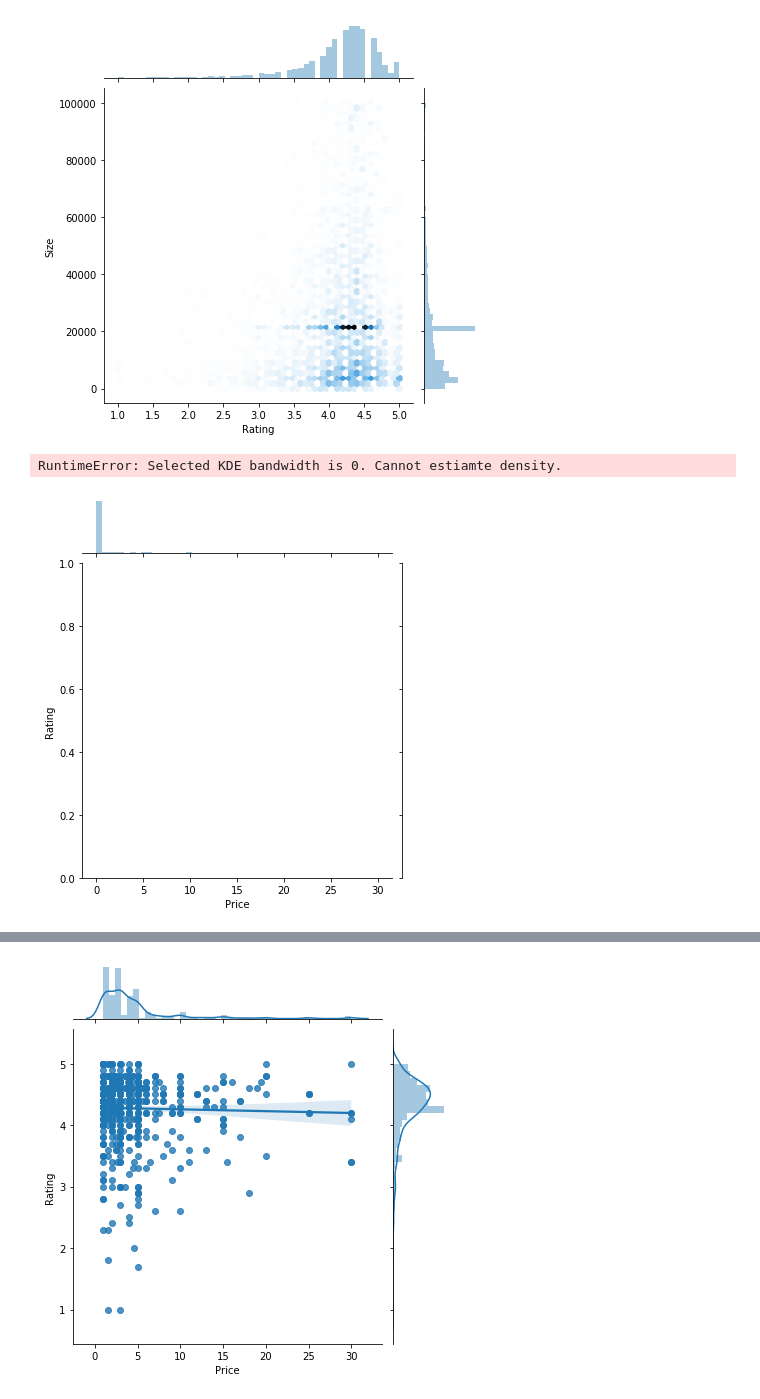
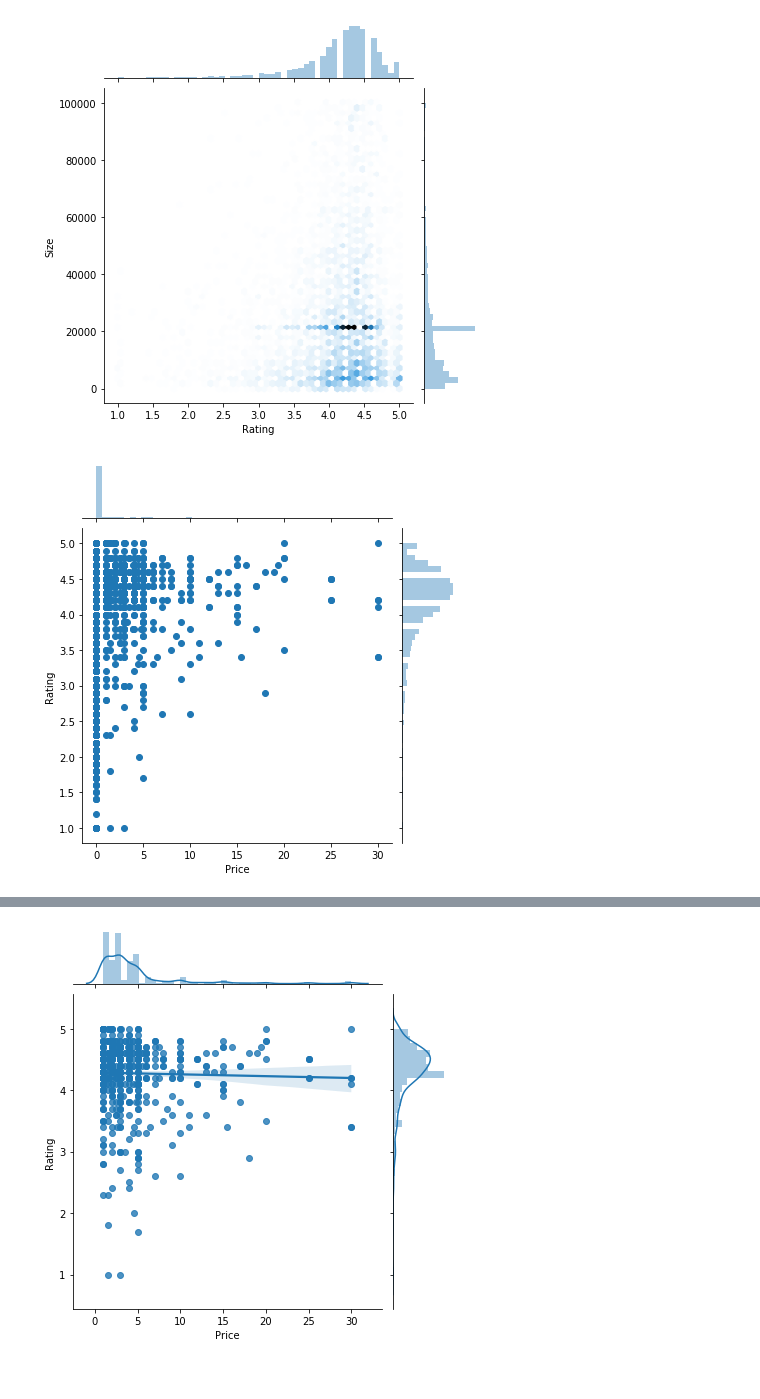
Before and after one commit to CERTOS/Playstore_data_Analysis, a Jupyter notebook: newassignment1.ipynb, the cells around one changed output, grey strips where cells are left out. Cells and saved outputs as stored; diff of their text form; code cells hidden in the pictures.

Commit message:
data analysis of playstore

```diff
--- a/newassignment1.ipynb
+++ b/newassignment1.ipynb
@@ -332,11 +332,10 @@ plt.show()
 # %% [output]
 [figure]
 # %%
-sns.jointplot(x='Price', y='Rating', data=play_store_data, kind='reg')
+sns.jointplot(x='Price', y='Rating', data=play_store_data)
 plt.show()
 # %% [output]
-RuntimeError: Selected KDE bandwidth is 0. Cannot estiamte density.
-[figure, old version]
+[figure, new version]
 # %%
 play_store_data.corr()
 # %% [output]
```
